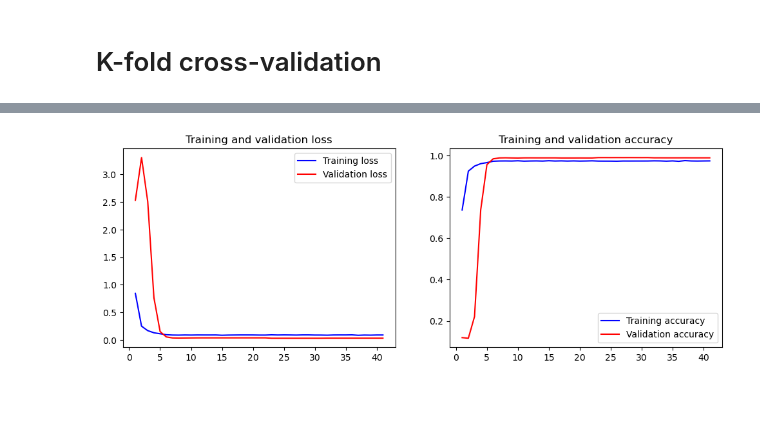
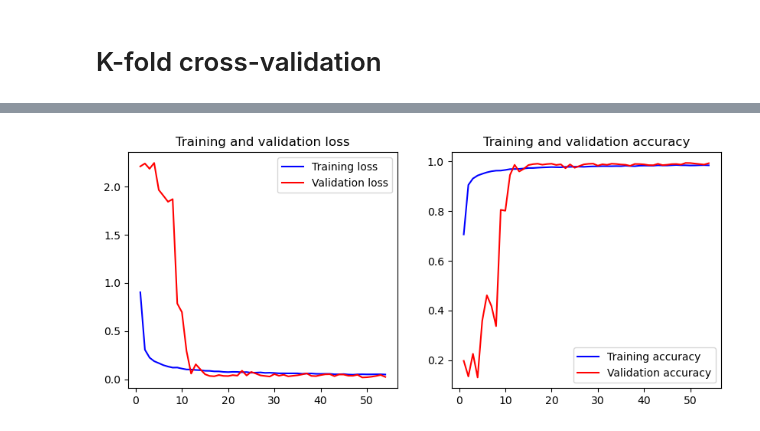
Before and after one commit to congrendai/PRE_CW1, a Jupyter notebook: cw1.ipynb, the cells around one changed output, grey strips where cells are left out. Saved outputs shown, nothing was run; the diff lists cells and outputs as text; code cells hidden in the pictures; blank space fills up the shorter version.

```diff
--- a/cw1.ipynb
+++ b/cw1.ipynb
@@ -46,20 +57,22 @@ datagen = ImageDataGenerator(
 # %%
 from keras.models import Sequential
 from keras.layers import Conv2D, MaxPooling2D, Dense, Flatten, BatchNormalization, Dropout
+
 model = Sequential()
-
-model.add(Conv2D(32, (5, 5), activation='relu', input_shape=(28, 28, 1)))
+model.add(Conv2D(32, kernel_size=(3, 3), activation='relu', input_shape=(28, 28, 1)))
+model.add(Conv2D(64, kernel_size=(3, 3), activation='relu'))
+model.add(MaxPooling2D(pool_size=(2, 2)))
 model.add(BatchNormalization())
-model.add(MaxPooling2D((2, 2)))
-model.add(Conv2D(64, (5, 5), activation='relu'))
+model.add(Conv2D(128, kernel_size=(3, 3), activation='relu'))
+model.add(MaxPooling2D(pool_size=(2, 2)))
 model.add(BatchNormalization())
-model.add(MaxPooling2D((2, 2)))
+model.add(Conv2D(256, kernel_size=(3, 3), activation='relu'))
+model.add(MaxPooling2D(pool_size=(2, 2)))
+model.add(BatchNormalization())
 model.add(Flatten())
+model.add(Dense(512, activation='relu'))
+model.add(Dropout(0.5))
 model.add(Dense(256, activation='relu'))
-model.add(BatchNormalization())
-model.add(Dropout(0.5))
-model.add(Dense(128, activation='relu'))
-model.add(BatchNormalization())
 model.add(Dropout(0.5))
 model.add(Dense(10, activation='softmax'))
 
@@ -100,8 +102,8 @@ kfold = KFold(n_splits=5, shuffle=True)
 # %%
 # Train and evaluate the model with k-fold cross-validation
+from keras.callbacks import EarlyStopping
+from sklearn.model_selection import KFold
 from sklearn.metrics import precision_score, f1_score, recall_score
-from keras.callbacks import EarlyStopping
-from keras.callbacks import LearningRateScheduler
 
 
 historys = []
@@ -111,6 +113,12 @@ precisions = []
 f1_scores = []
 recalls = []
 
+batch_size = 1024
+epochs = 20
+n_splits = 10
+
+kfold = KFold(n_splits=n_splits, shuffle=True)
+
 for fold, (train_indices, val_indices) in enumerate(kfold.split(x_train)):
     print('Fold:', fold+1)
     x_train_fold = x_train[train_indices]
@@ -119,10 +127,10 @@ for fold, (train_indices, val_indices) in enumerate(kfold.split(x_train)):
     y_val_fold = y_train[val_indices]
 
     # Fit the model with data augmentation
-    history = model.fit(datagen.flow(x_train_fold, y_train_fold, batch_size=512),
-                        epochs=10,
+    history = model.fit(datagen.flow(x_train_fold, y_train_fold, batch_size=batch_size),
+                        epochs=epochs,
                         validation_data=(x_val_fold, y_val_fold),
-                        callbacks=[EarlyStopping(patience=5), LearningRateScheduler(scheduler)])
+                        callbacks=[EarlyStopping(patience=5)])
 
     historys.append(history)
 
@@ -198,26 +203,26 @@ Average F1-score: 0.9897710489572891
 # %%
 losses = [loss for history in historys for loss in history.history['loss']]
 val_losses = [val_loss for history in historys for val_loss in history.history['val_loss']]
 accuracies = [accuracy for history in historys for accuracy in history.history['accuracy']]
 val_accuracies = [val_accuracy for history in historys for val_accuracy in history.history['val_accuracy']]
 
 epochs = range(1, len(losses) + 1)
 
-plt.figure(figsize=(12, 4))
+plt.figure(figsize=(10, 4))
 plt.subplot(1, 2, 1)
 plt.plot(epochs, losses, 'b', label='Training loss')
 plt.plot(epochs, val_losses, 'r', label='Validation loss')
 plt.title('Training and validation loss')
 plt.legend()
 
 plt.subplot(1, 2, 2)
 plt.plot(epochs, accuracies, 'b', label='Training accuracy')
 plt.plot(epochs, val_accuracies, 'r', label='Validation accuracy')
 plt.title('Training and validation accuracy')
 plt.legend()
 
 plt.show()
 # %% [output]
-[figure, old version]
+[figure, new version]
 # %%
 model.save("network_for_mnist.h5")
```
Also changed, not shown: parts of 8 cells of this notebook, 3 other files.
